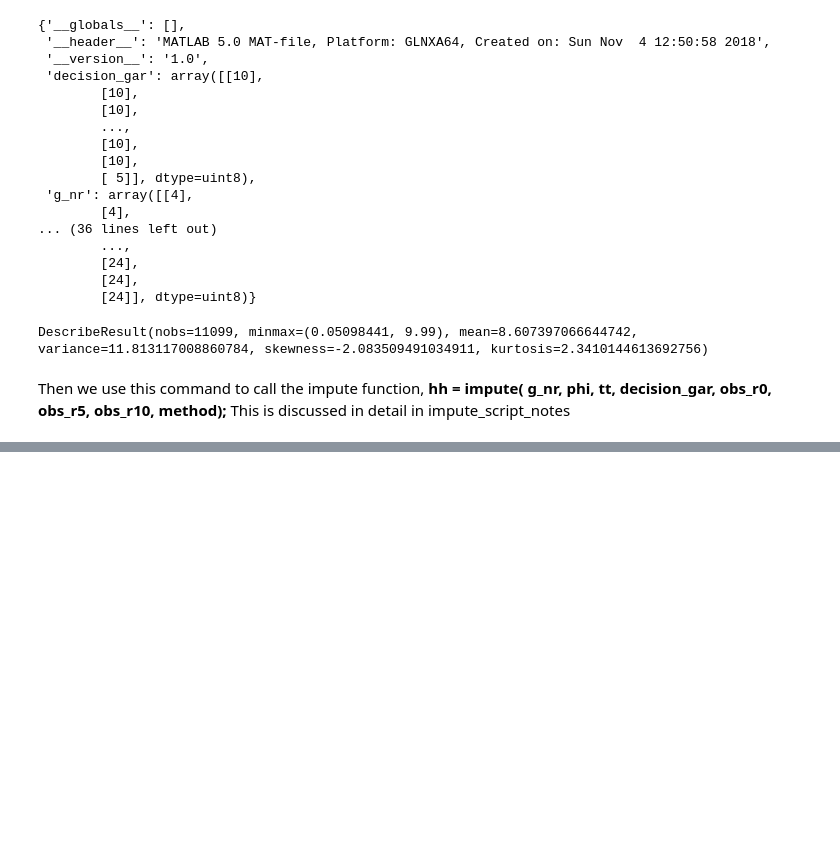
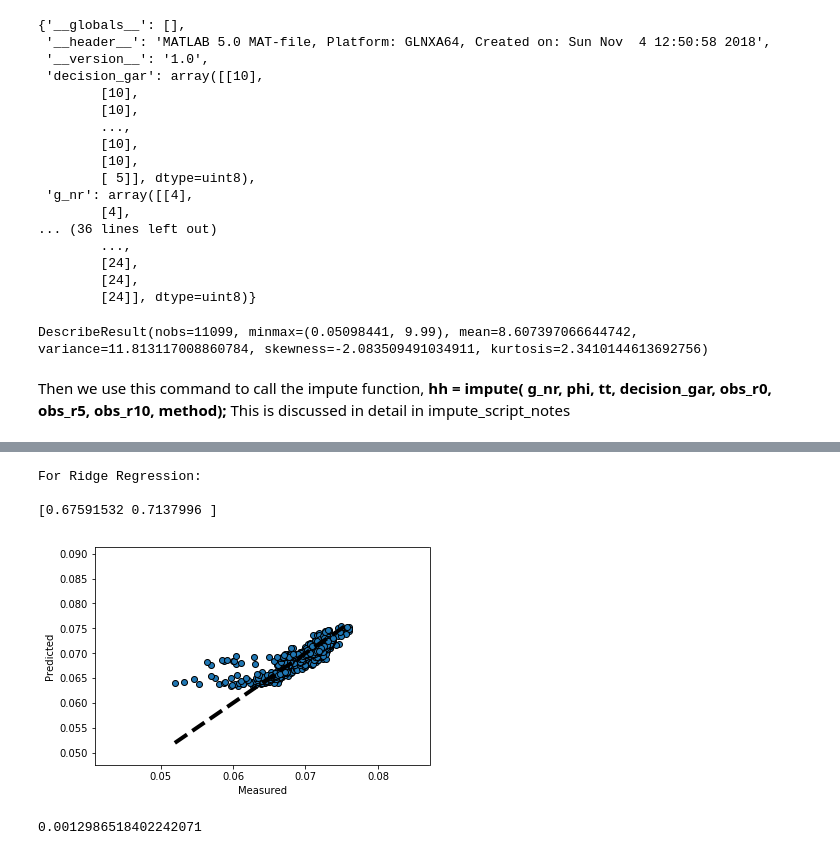
Before and after one commit to andreveiga2/imputaiton, a Jupyter notebook: Untitled.ipynb, the cells around one changed output, grey strips where cells are left out. Cells and saved outputs as stored; diff of their text form; code cells hidden in the pictures; blank space fills up the shorter version.

```diff
--- a/Untitled.ipynb
+++ b/Untitled.ipynb
@@ -150,0 +172,21 @@ ValueError: Found input variables with inconsistent numbers of samples: [2, 1]
+# %%
+#applying ridge regression
+#RidgeCV implements ridge regression with built-in cross-validation of the alpha parameter.
+reg = linear_model.RidgeCV(alphas=(0.1, 1.0, 100.0), normalize=True)
+predicted = cross_val_predict(reg, A, y, cv=kf)
+scores = cross_val_score(reg, A, y, cv=kf)
+print('For Ridge Regression: \n')
+print(scores);
+fig, ax = plt.subplots()
+ax.scatter(y, predicted, edgecolors=(0, 0, 0))
+ax.plot([y.min(), y.max()], [y.min(), y.max()], 'k--', lw=4)
+ax.set_xlabel('Measured')
+ax.set_ylabel('Predicted')
+plt.show()
+print(accuracy(y,predicted));
+# %% [output]
+For Ridge Regression:
+
+[0.67591532 0.7137996 ]
+[figure, added]
+0.0012986518402242071
```
Also changed, not shown: parts of 7 cells of this notebook.
